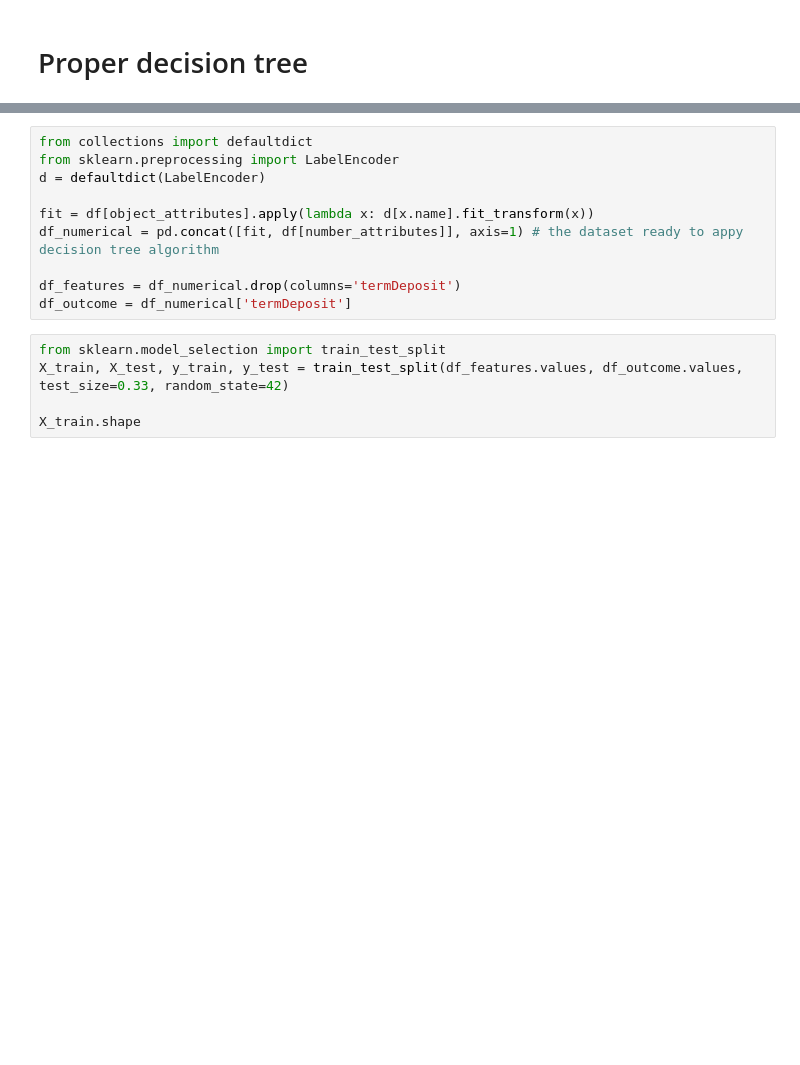
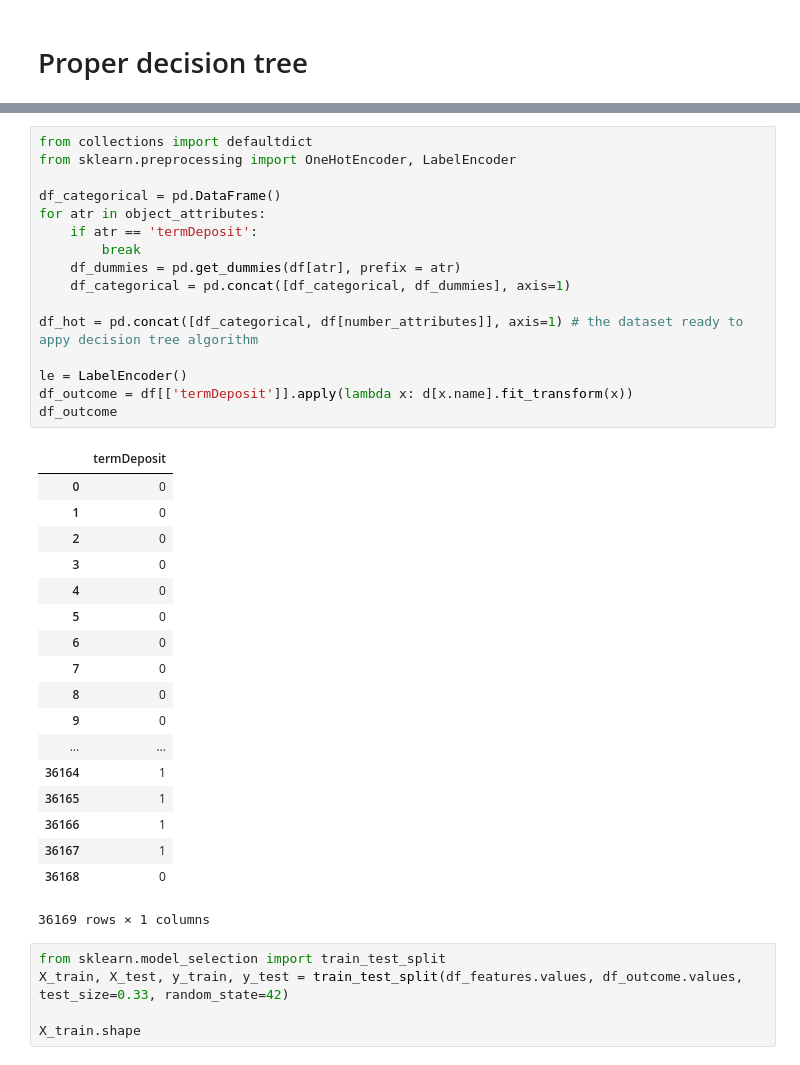
Before and after one commit to artemii-yanushevskyi/Data-Mining-Coursework, a Jupyter notebook: Data Mining Notes.ipynb, the cells around one changed output, grey strips where cells are left out. Cells and saved outputs as stored; diff of their text form; blank space fills up the shorter version.

```diff
--- a/Data Mining Notes.ipynb
+++ b/Data Mining Notes.ipynb
@@ -270,13 +265,38 @@ number_attributes = [atr for atr, typ in dict(df.dtypes).items() if str(typ) ==
 # %%
 from collections import defaultdict
-from sklearn.preprocessing import LabelEncoder
-d = defaultdict(LabelEncoder)
+from sklearn.preprocessing import OneHotEncoder, LabelEncoder
 
-fit = df[object_attributes].apply(lambda x: d[x.name].fit_transform(x))
-df_numerical = pd.concat([fit, df[number_attributes]], axis=1) # the dataset ready to appy decision tree algorithm
+df_categorical = pd.DataFrame()
+for atr in object_attributes:
+    if atr == 'termDeposit':
+        break
+    df_dummies = pd.get_dummies(df[atr], prefix = atr)
+    df_categorical = pd.concat([df_categorical, df_dummies], axis=1)
 
-df_features = df_numerical.drop(columns='termDeposit')
-df_outcome = df_numerical['termDeposit']
+df_hot = pd.concat([df_categorical, df[number_attributes]], axis=1) # the dataset ready to appy decision tree algorithm
+
+le = LabelEncoder()
+df_outcome = df[['termDeposit']].apply(lambda x: d[x.name].fit_transform(x))
+df_outcome
+# %% [output]
+|  | termDeposit |
+| 0 | 0 |
+| 1 | 0 |
+| 2 | 0 |
+| 3 | 0 |
+| 4 | 0 |
+| 5 | 0 |
+| 6 | 0 |
+| 7 | 0 |
+| 8 | 0 |
+| 9 | 0 |
+| ... | ... |
+| 36164 | 1 |
+| 36165 | 1 |
+| 36166 | 1 |
+| 36167 | 1 |
+| 36168 | 0 |
+36169 rows × 1 columns
 # %%
 from sklearn.model_selection import train_test_split
 X_train, X_test, y_train, y_test = train_test_split(df_features.values, df_outcome.values, test_size=0.33, random_state=42)
```
Also changed, not shown: parts of 10 cells of this notebook.
